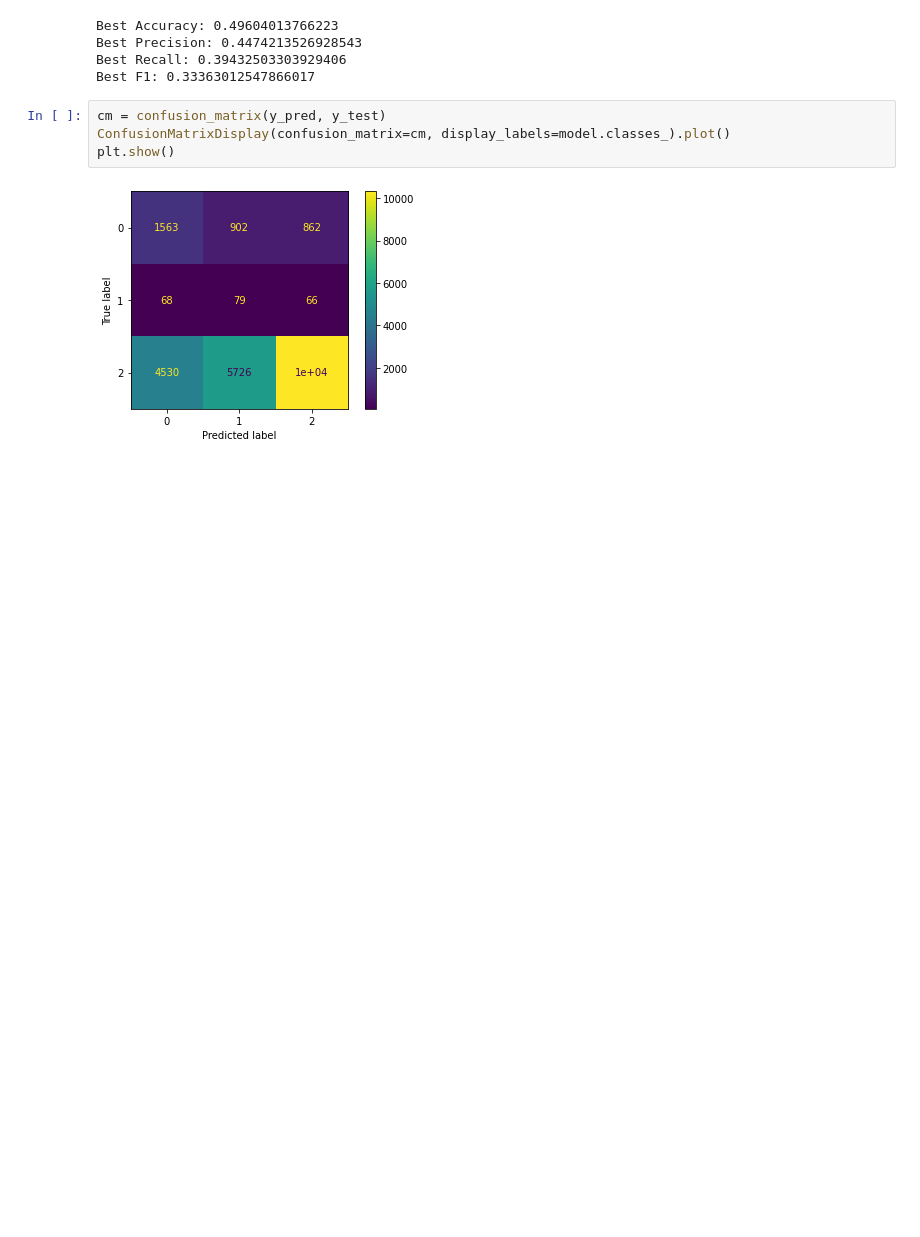
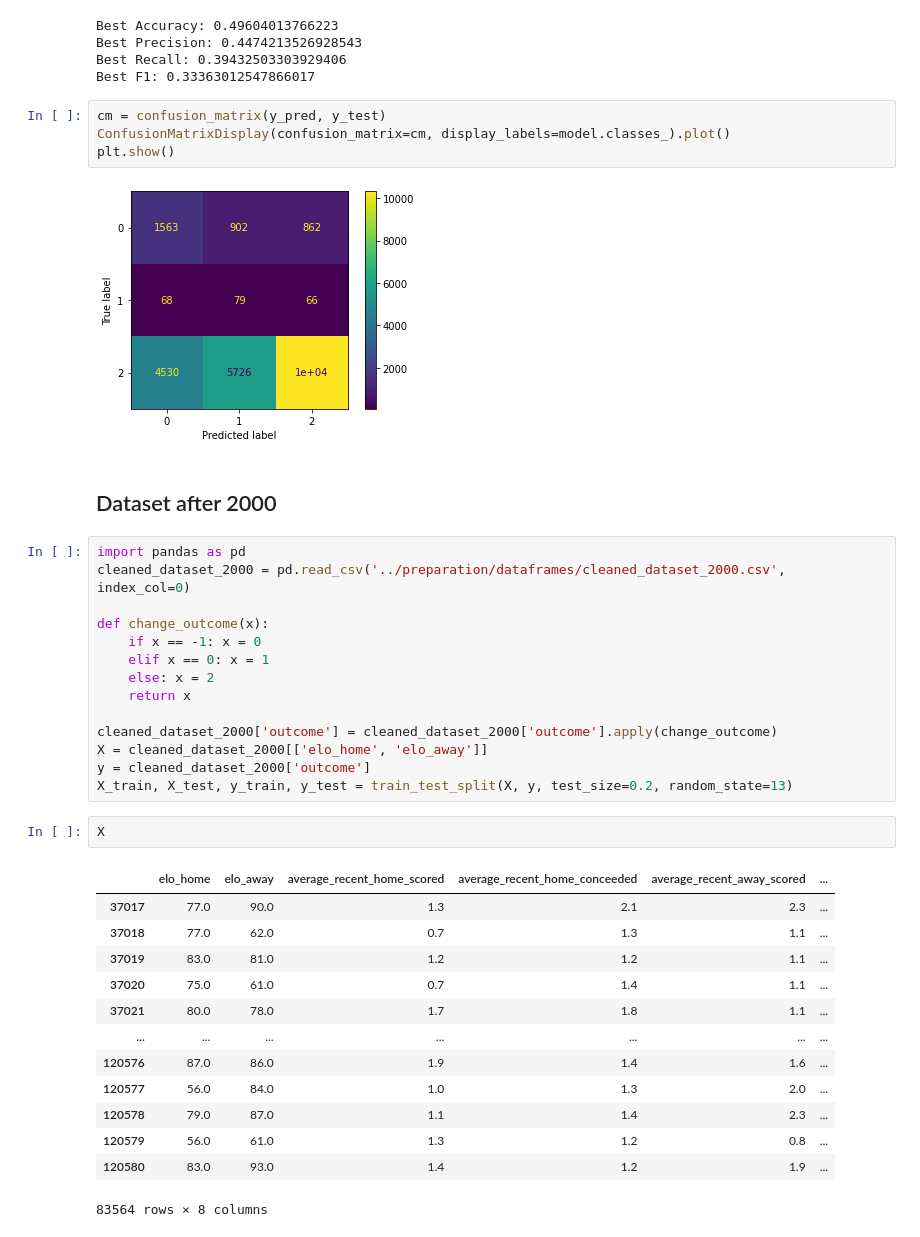
Before and after one commit to asadiceccarelli/Football-Outcome-Predictions, a Jupyter notebook: models/xgboost.ipynb, the cells around one changed output. Saved outputs shown, nothing was run; the diff lists cells and outputs as text; blank space fills up the shorter version.

```diff
--- a/models/xgboost.ipynb
+++ b/models/xgboost.ipynb
@@ -107,3 +111,35 @@ ConfusionMatrixDisplay(confusion_matrix=cm, display_labels=model.classes_).plot(
 plt.show()
 # %% [output]
 [figure]
+# %% [markdown]
+## Dataset after 2000
+# %%
+import pandas as pd
+cleaned_dataset_2000 = pd.read_csv('../preparation/dataframes/cleaned_dataset_2000.csv', index_col=0)
+
+def change_outcome(x):
+    if x == -1: x = 0
+    elif x == 0: x = 1
+    else: x = 2
+    return x
+
+cleaned_dataset_2000['outcome'] = cleaned_dataset_2000['outcome'].apply(change_outcome)
+X = cleaned_dataset_2000[['elo_home', 'elo_away']]
+y = cleaned_dataset_2000['outcome']
+X_train, X_test, y_train, y_test = train_test_split(X, y, test_size=0.2, random_state=13)
+# %%
+X
+# %% [output]
+|  | elo_home | elo_away | average_recent_home_scored | average_recent_home_conceeded | average_recent_away_scored | ... |
+| 37017 | 77.0 | 90.0 | 1.3 | 2.1 | 2.3 | ... |
+| 37018 | 77.0 | 62.0 | 0.7 | 1.3 | 1.1 | ... |
+| 37019 | 83.0 | 81.0 | 1.2 | 1.2 | 1.1 | ... |
+| 37020 | 75.0 | 61.0 | 0.7 | 1.4 | 1.1 | ... |
+| 37021 | 80.0 | 78.0 | 1.7 | 1.8 | 1.1 | ... |
+| ... | ... | ... | ... | ... | ... | ... |
+| 120576 | 87.0 | 86.0 | 1.9 | 1.4 | 1.6 | ... |
+| 120577 | 56.0 | 84.0 | 1.0 | 1.3 | 2.0 | ... |
+| 120578 | 79.0 | 87.0 | 1.1 | 1.4 | 2.3 | ... |
+| 120579 | 56.0 | 61.0 | 1.3 | 1.2 | 0.8 | ... |
+| 120580 | 83.0 | 93.0 | 1.4 | 1.2 | 1.9 | ... |
+83564 rows × 8 columns
```
Also changed, not shown: parts of 6 cells of this notebook, 7 other files.
